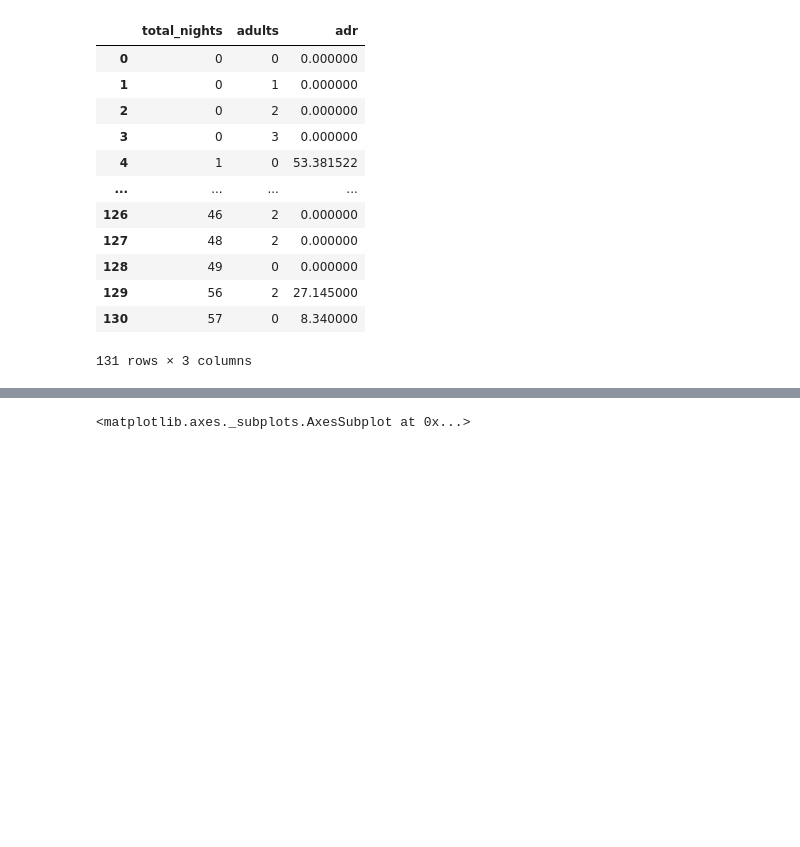
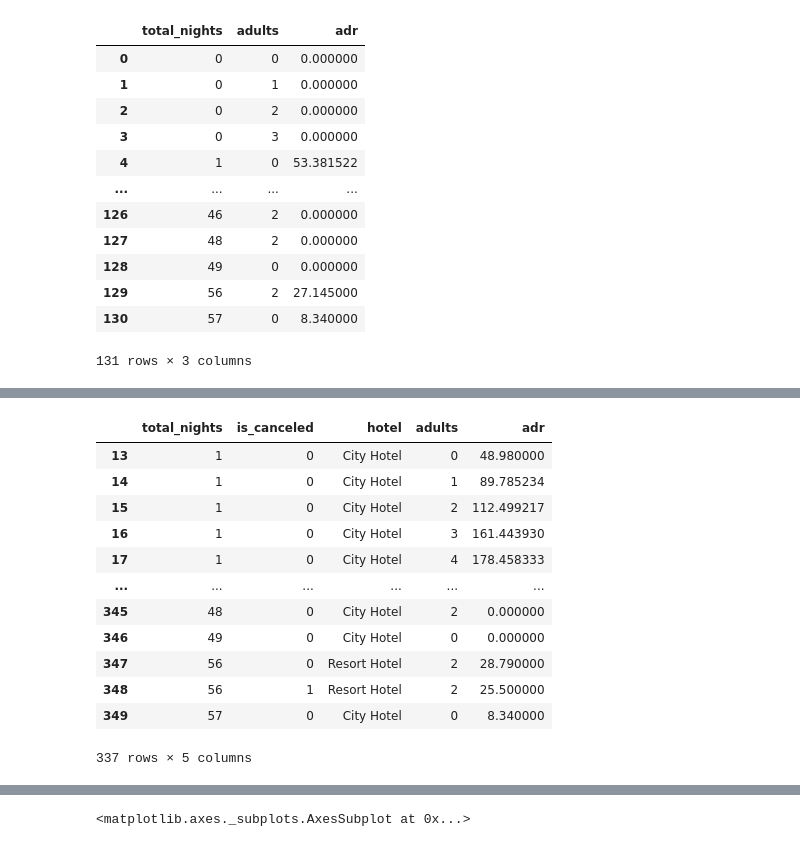
Before and after one commit to shivakumar17/hotel-booking, a Jupyter notebook: Copy_of_Hotel_Booking_Analysis_Capstone_Project.ipynb, the cells around one changed output, grey strips where cells are left out. Drawn from its saved outputs; the diff is of its cells as text; code cells hidden in the pictures; blank space fills up the shorter version.

```diff
--- a/Copy_of_Hotel_Booking_Analysis_Capstone_Project.ipynb
+++ b/Copy_of_Hotel_Booking_Analysis_Capstone_Project.ipynb
@@ -414,0 +435,20 @@ k
+# %%
+zero_nights=L[(L['total_nights']==0)].index
+# %%
+L=L.drop(zero_nights,axis=0)
+# %%
+L
+# %% [output]
+|  | total_nights | is_canceled | hotel | adults | adr |
+| 13 | 1 | 0 | City Hotel | 0 | 48.980000 |
+| 14 | 1 | 0 | City Hotel | 1 | 89.785234 |
+| 15 | 1 | 0 | City Hotel | 2 | 112.499217 |
+| 16 | 1 | 0 | City Hotel | 3 | 161.443930 |
+| 17 | 1 | 0 | City Hotel | 4 | 178.458333 |
+| ... | ... | ... | ... | ... | ... |
+| 345 | 48 | 0 | City Hotel | 2 | 0.000000 |
+| 346 | 49 | 0 | City Hotel | 0 | 0.000000 |
+| 347 | 56 | 0 | Resort Hotel | 2 | 28.790000 |
+| 348 | 56 | 1 | Resort Hotel | 2 | 25.500000 |
+| 349 | 57 | 0 | City Hotel | 0 | 8.340000 |
+337 rows × 5 columns
```
Also changed, not shown: parts of 4 cells of this notebook.
